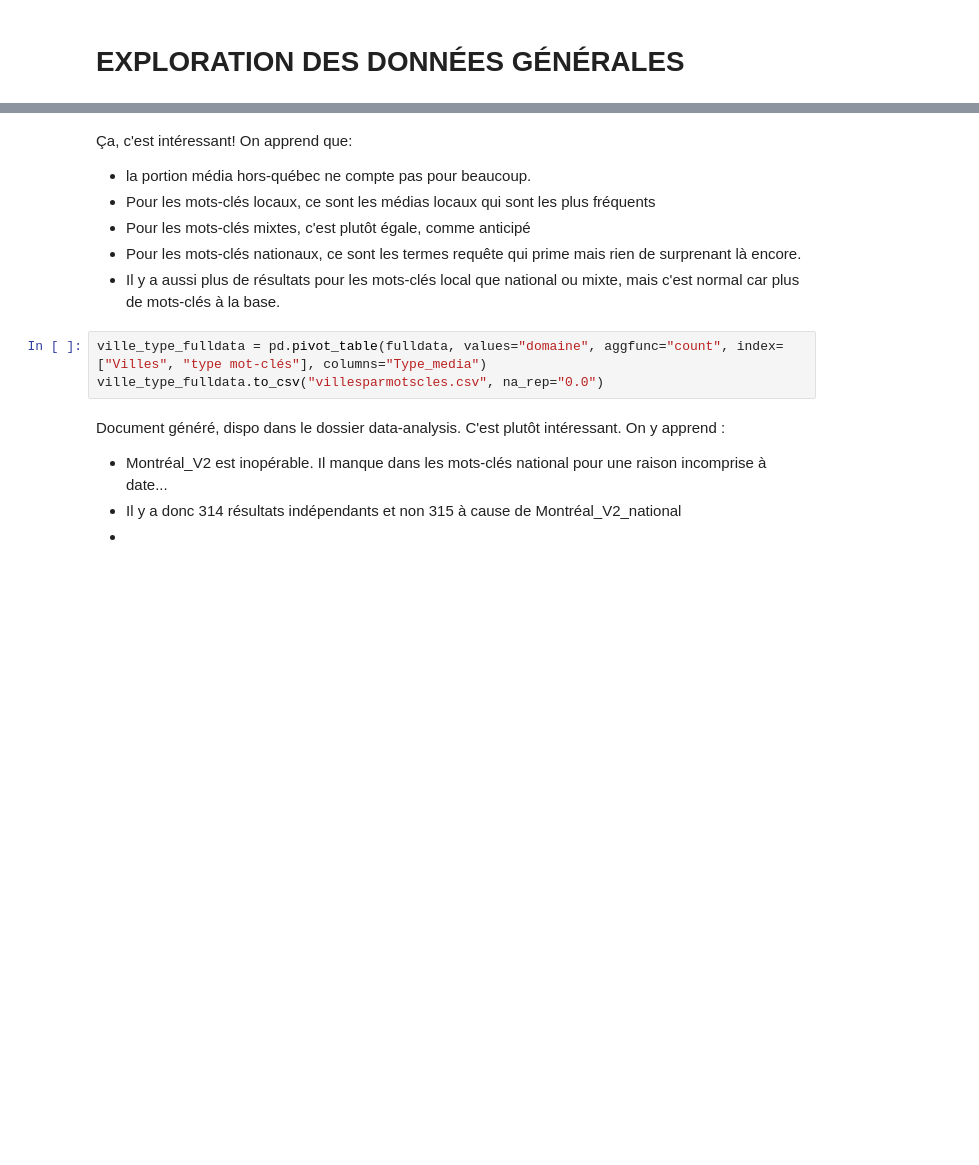
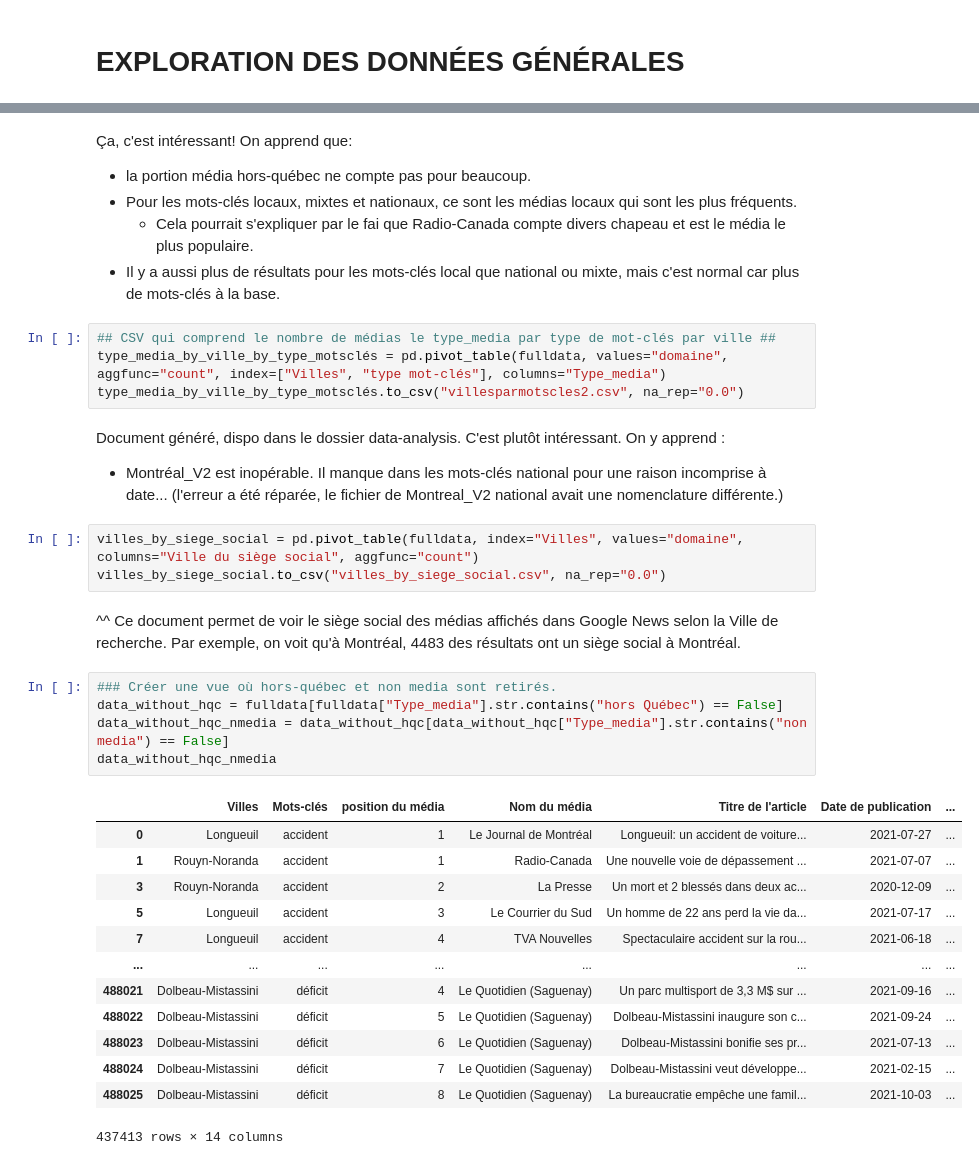
Before and after one commit to NicolasStG/audit_google_news, a Jupyter notebook: data-analysis/G-News-data-exploration.ipynb, the cells around one changed output, grey strips where cells are left out. Drawn from its saved outputs; the diff is of its cells as text; blank space fills up the shorter version.

```diff
--- a/data-analysis/G-News-data-exploration.ipynb
+++ b/data-analysis/G-News-data-exploration.ipynb
@@ -134,16 +183,39 @@ non media        17583   5211      2394
 Ça, c'est intéressant!
 On apprend que:
 - la portion média hors-québec ne compte pas pour beaucoup.
-- Pour les mots-clés locaux, ce sont les médias locaux qui sont les plus fréquents
-- Pour les mots-clés mixtes, c'est plutôt égale, comme anticipé
-- Pour les mots-clés nationaux, ce sont les termes requête qui prime mais rien de surprenant là encore.
+- Pour les mots-clés locaux, mixtes et nationaux, ce sont les médias locaux qui sont les plus fréquents.
+    - Cela pourrait s'expliquer par le fai que Radio-Canada compte divers chapeau et est le média le plus populaire.
 - Il y a aussi plus de résultats pour les mots-clés local que national ou mixte, mais c'est normal car plus de mots-clés à la base.
 # %%
-ville_type_fulldata = pd.pivot_table(fulldata, values="domaine", aggfunc="count", index=["Villes", "type mot-clés"], columns="Type_media")
-ville_type_fulldata.to_csv("villesparmotscles.csv", na_rep="0.0")
+## CSV qui comprend le nombre de médias le type_media par type de mot-clés par ville ##
+type_media_by_ville_by_type_motsclés = pd.pivot_table(fulldata, values="domaine", aggfunc="count", index=["Villes", "type mot-clés"], columns="Type_media")
+type_media_by_ville_by_type_motsclés.to_csv("villesparmotscles2.csv", na_rep="0.0")
 # %% [markdown]
 Document généré, dispo dans le dossier data-analysis. C'est plutôt intéressant.
 On y apprend :
-- Montréal_V2 est inopérable. Il manque dans les mots-clés national pour une raison incomprise à date...
-- Il y a donc 314 résultats indépendants et non 315 à cause de Montréal_V2_national
--
+- Montréal_V2 est inopérable. Il manque dans les mots-clés national pour une raison incomprise à date... (l'erreur a été réparée, le fichier de Montreal_V2 national avait une nomenclature différente.)
+# %%
+villes_by_siege_social = pd.pivot_table(fulldata, index="Villes", values="domaine", columns="Ville du siège social", aggfunc="count")
+villes_by_siege_social.to_csv("villes_by_siege_social.csv", na_rep="0.0")
+# %% [markdown]
+^^ Ce document permet de voir le siège social des médias affichés dans Google News selon la Ville de recherche.
+Par exemple, on voit qu'à Montréal, 4483 des résultats ont un siège social à Montréal.
+# %%
+### Créer une vue où hors-québec et non media sont retirés.
+data_without_hqc = fulldata[fulldata["Type_media"].str.contains("hors Québec") == False]
+data_without_hqc_nmedia = data_without_hqc[data_without_hqc["Type_media"].str.contains("non media") == False]
+data_without_hqc_nmedia
+# %% [output]
+|  | Villes | Mots-clés | position du média | Nom du média | Titre de l'article | Date de publication | ... |
+| 0 | Longueuil | accident | 1 | Le Journal de Montréal | Longueuil: un accident de voiture... | 2021-07-27 | ... |
+| 1 | Rouyn-Noranda | accident | 1 | Radio-Canada | Une nouvelle voie de dépassement ... | 2021-07-07 | ... |
+| 3 | Rouyn-Noranda | accident | 2 | La Presse | Un mort et 2 blessés dans deux ac... | 2020-12-09 | ... |
+| 5 | Longueuil | accident | 3 | Le Courrier du Sud | Un homme de 22 ans perd la vie da... | 2021-07-17 | ... |
+| 7 | Longueuil | accident | 4 | TVA Nouvelles | Spectaculaire accident sur la rou... | 2021-06-18 | ... |
+| ... | ... | ... | ... | ... | ... | ... | ... |
+| 488021 | Dolbeau-Mistassini | déficit | 4 | Le Quotidien (Saguenay) | Un parc multisport de 3,3 M$ sur ... | 2021-09-16 | ... |
+| 488022 | Dolbeau-Mistassini | déficit | 5 | Le Quotidien (Saguenay) | Dolbeau-Mistassini inaugure son c... | 2021-09-24 | ... |
+| 488023 | Dolbeau-Mistassini | déficit | 6 | Le Quotidien (Saguenay) | Dolbeau-Mistassini bonifie ses pr... | 2021-07-13 | ... |
+| 488024 | Dolbeau-Mistassini | déficit | 7 | Le Quotidien (Saguenay) | Dolbeau-Mistassini veut développe... | 2021-02-15 | ... |
+| 488025 | Dolbeau-Mistassini | déficit | 8 | Le Quotidien (Saguenay) | La bureaucratie empêche une famil... | 2021-10-03 | ... |
+437413 rows × 14 columns
```
Also changed, not shown: parts of 26 cells of this notebook, 8 other files.
